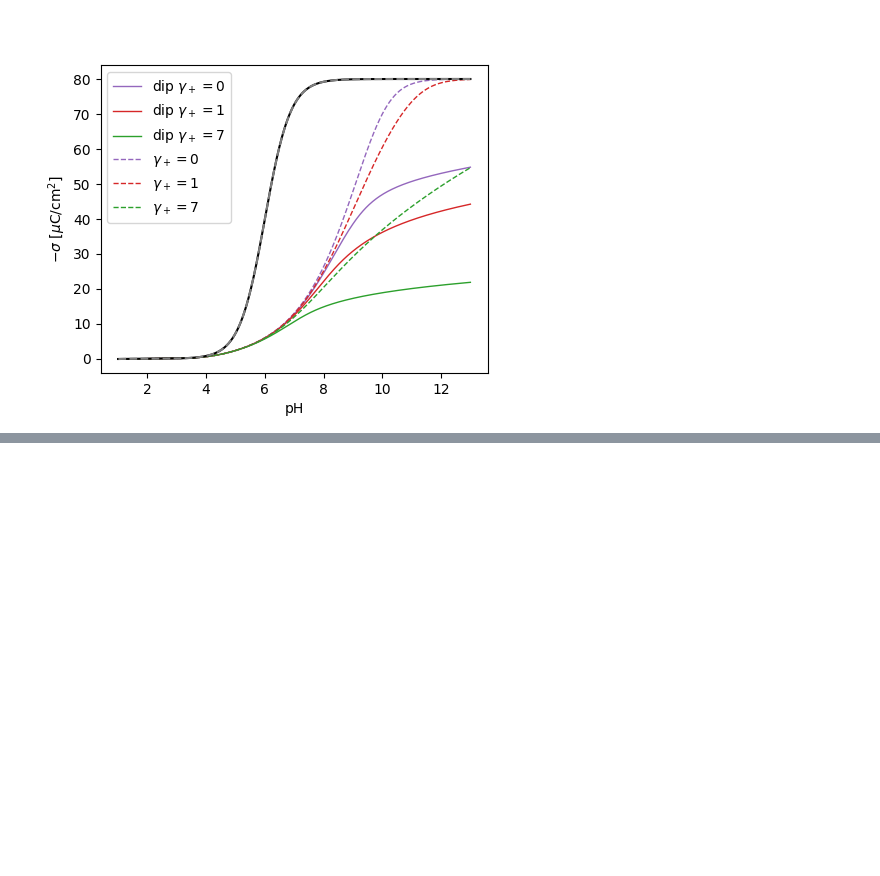
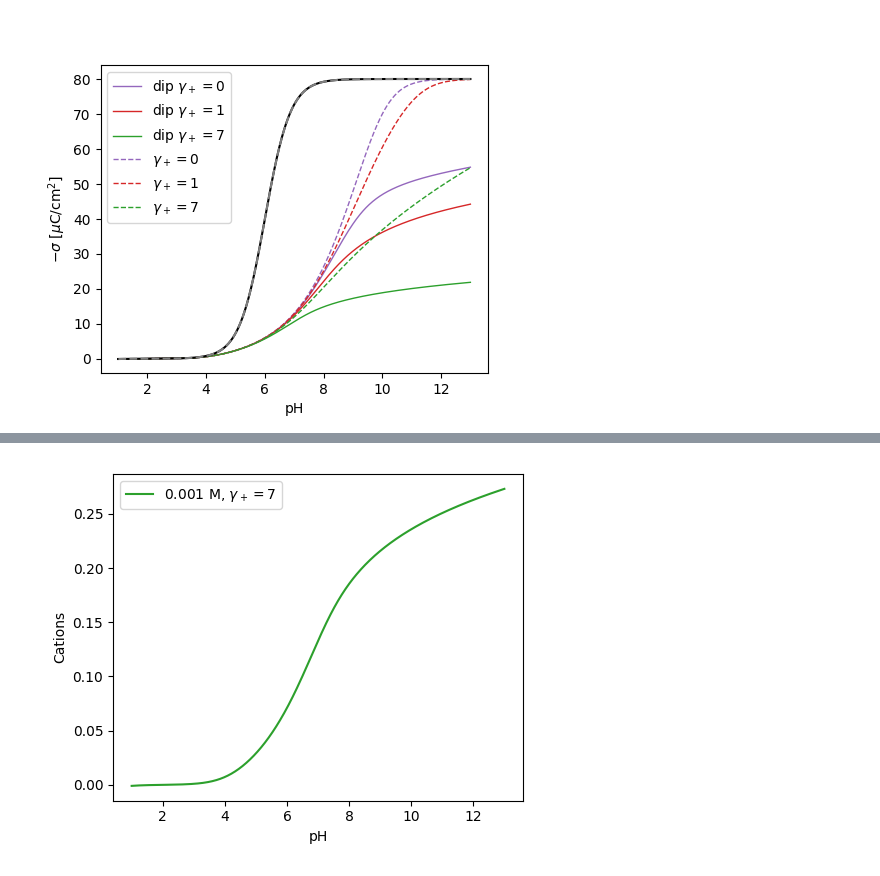
Before and after one commit to lucasdekam/frumkin, a Jupyter notebook: insulator.ipynb, the cells around one changed output, grey strips where cells are left out. Saved outputs shown, nothing was run; the diff lists cells and outputs as text; code cells hidden in the pictures; blank space fills up the shorter version.

```diff
--- a/insulator.ipynb
+++ b/insulator.ipynb
@@ -110,0 +113,17 @@ plt.tight_layout()
+# %%
+fig, ax = plt.subplots(figsize=(5,4))
+
+# cats = [sweep_sol3.profiles[i].c_dict['Cations'][0] for i, p in enumerate(p_h)]
+frac = -sweep_sol3.charge/C.E_0/C.N_SITES_SILICA #* np.exp(-sweep_sol3.phi[0]*C.BETA*C.E_0) * 10**(-p_h)/10**(-6.8)
+
+# ax.plot(p_h, [sweep_sol1.profiles[i].c_dict['Cations'][0] for i, p in enumerate(p_h)], color='tab:purple', label=rf'{1e-1:.3f} M, $\gamma_+=0$')
+# ax.plot(p_h, [sweep_sol2.profiles[i].c_dict['Cations'][0] for i, p in enumerate(p_h)], color='tab:red', label=rf'{1e-2:.3f} M, $\gamma_+=1$')
+ax.plot(p_h, frac, color='tab:green', label=rf'{1e-3:.3f} M, $\gamma_+=7$')
+
+ax.set_ylabel('Cations')
+ax.set_xlabel('pH')
+# ax.set_yscale('log')
+ax.legend()
+plt.tight_layout()
+# %% [output]
+[figure, added]
```
Also changed, not shown: parts of 5 cells of this notebook, 4 other files.
